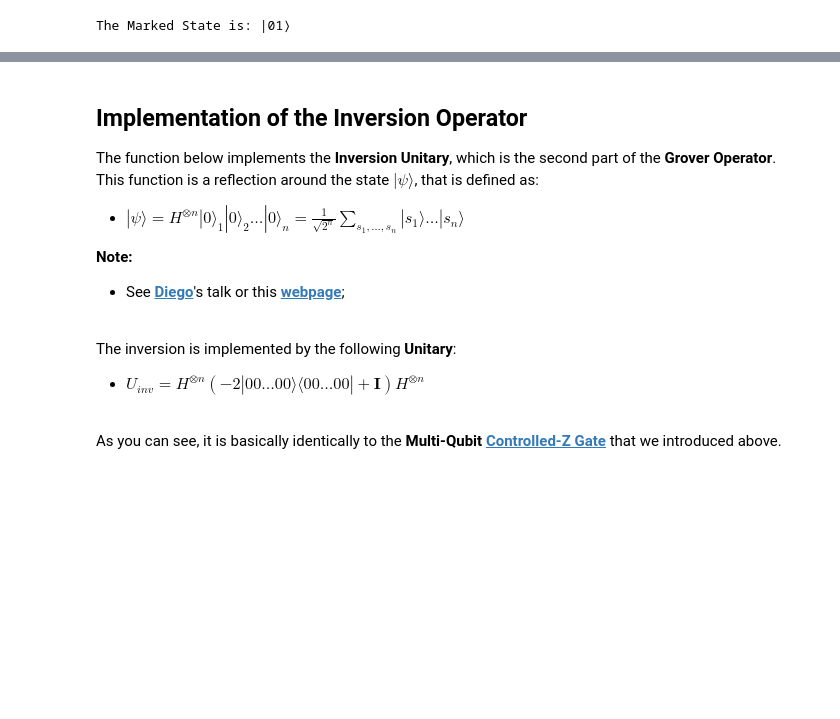
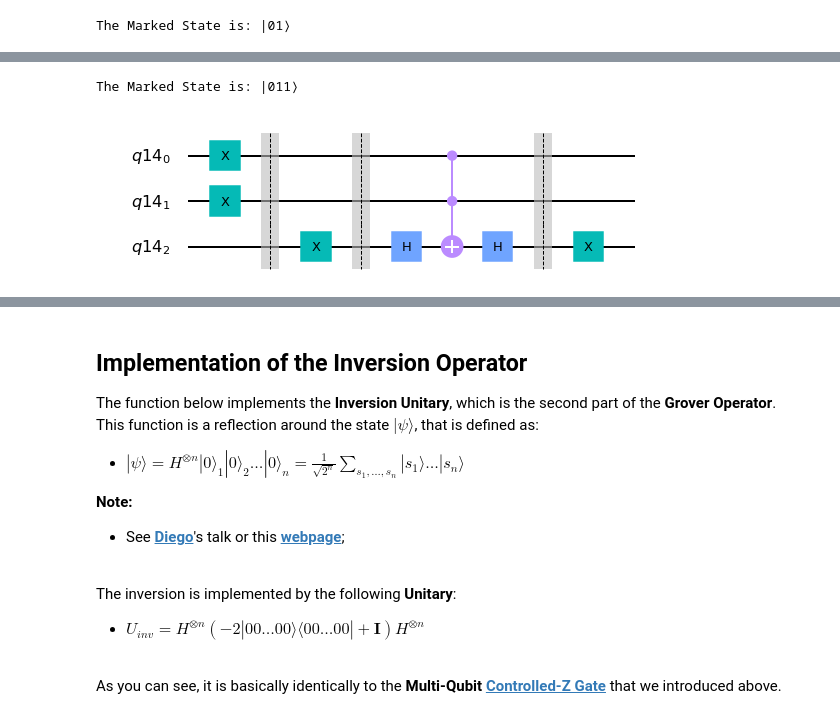
Before and after one commit to rubenandrebarreiro/summer-school-on-quantum-computing-software-for-near-term-quantum-devices-2020, a Jupyter notebook: project/grover-algorithm-questions.ipynb, the cells around one changed output, grey strips where cells are left out. Cells and saved outputs as stored; diff of their text form; code cells hidden in the pictures; blank space fills up the shorter version.

```diff
--- a/project/grover-algorithm-questions.ipynb
+++ b/project/grover-algorithm-questions.ipynb
@@ -976,0 +1013,4 @@ final_state = execute(testCircuit2,statevector_backend).result().get_statevector
+# %%
+qr3 = QuantumRegister(3)
+
+testFunctionCircuit3 = QuantumCircuit(qr3)
@@ -976,0 +1019,4 @@ final_state = execute(testCircuit2,statevector_backend).result().get_statevector
+# %%
+print("The Marked State is: |{}⟩".format(element_test_3_states_binary))
+# %% [output]
+The Marked State is: |011⟩
@@ -976,0 +1029,4 @@ final_state = execute(testCircuit2,statevector_backend).result().get_statevector
+# %%
+testFunctionCircuit3.draw(output="mpl")
+# %% [output]
+[figure, added]
```
Also changed, not shown: parts of 37 cells of this notebook.
